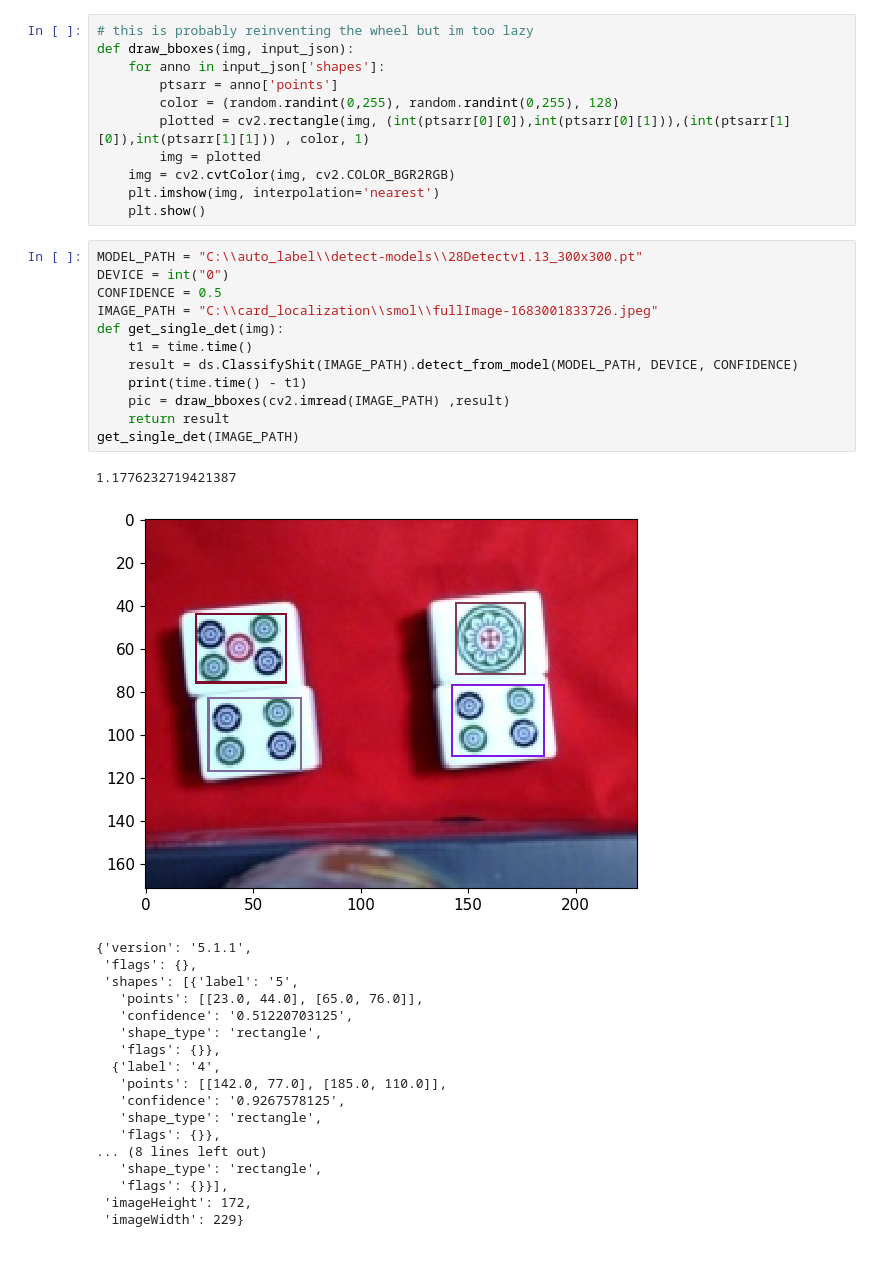
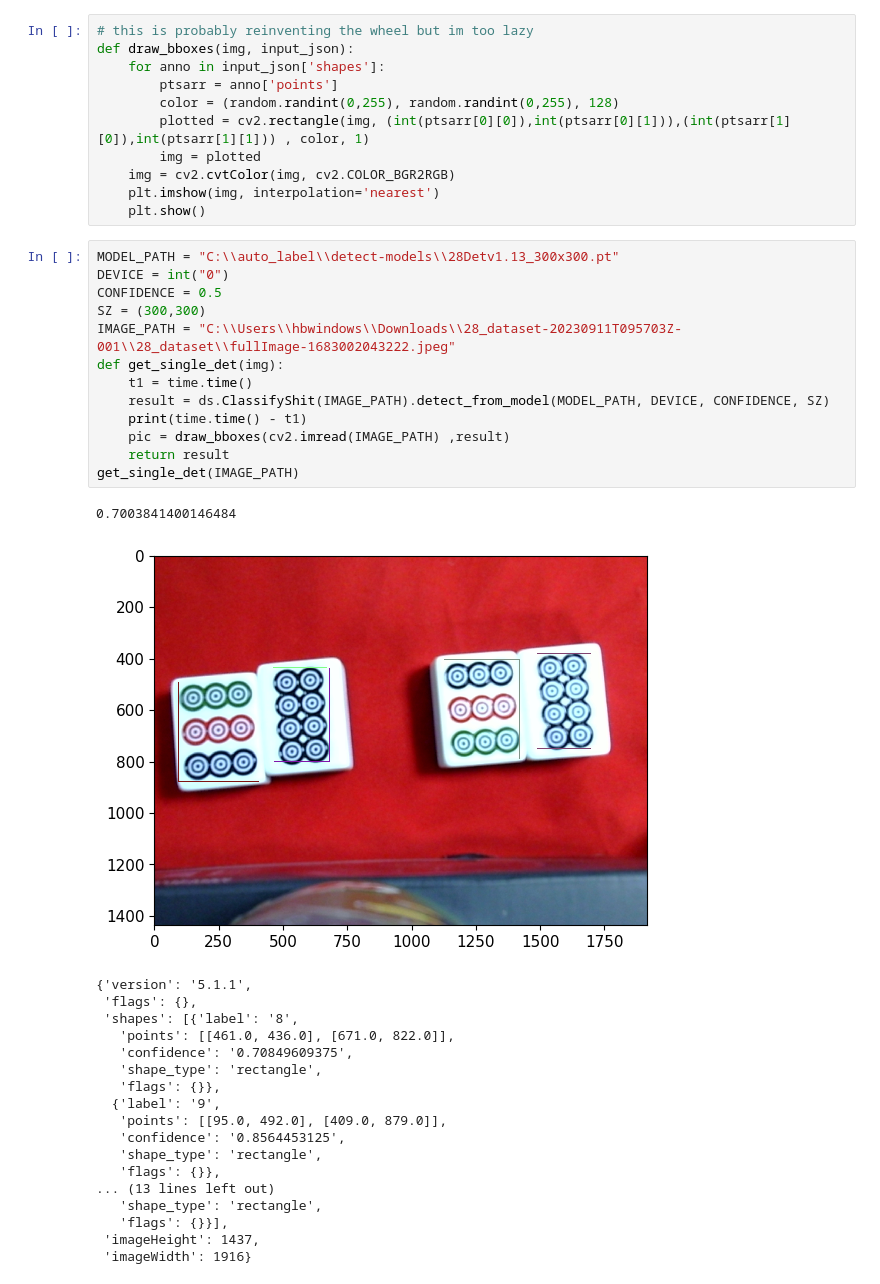
Before and after one commit to heabeounMKTO/common_utility_notebooks, a Jupyter notebook: detect.ipynb, the cells around one changed output. Saved outputs shown, nothing was run; the diff lists cells and outputs as text; blank space fills up the shorter version.

```diff
--- a/detect.ipynb
+++ b/detect.ipynb
@@ -17,34 +17,35 @@ def draw_bboxes(img, input_json):
     plt.imshow(img, interpolation='nearest')
     plt.show()
 # %%
-MODEL_PATH = "C:\\auto_label\\detect-models\\28Detectv1.13_300x300.pt"
+MODEL_PATH = "C:\\auto_label\\detect-models\\28Detv1.13_300x300.pt"
 DEVICE = int("0")
 CONFIDENCE = 0.5
-IMAGE_PATH = "C:\\card_localization\\smol\\fullImage-1683001833726.jpeg"
+SZ = (300,300)
+IMAGE_PATH = "C:\\Users\\hbwindows\\Downloads\\28_dataset-20230911T095703Z-001\\28_dataset\\fullImage-1683002043222.jpeg"
 def get_single_det(img):
     t1 = time.time()
-    result = ds.ClassifyShit(IMAGE_PATH).detect_from_model(MODEL_PATH, DEVICE, CONFIDENCE)
+    result = ds.ClassifyShit(IMAGE_PATH).detect_from_model(MODEL_PATH, DEVICE, CONFIDENCE, SZ)
     print(time.time() - t1)
     pic = draw_bboxes(cv2.imread(IMAGE_PATH) ,result)
     return result
 get_single_det(IMAGE_PATH)
 # %% [output]
-1.1776232719421387
+0.7003841400146484
-[figure, old version]
+[figure, new version]
 {'version': '5.1.1',
  'flags': {},
- 'shapes': [{'label': '5',
-   'points': [[23.0, 44.0], [65.0, 76.0]],
-   'confidence': '0.51220703125',
+ 'shapes': [{'label': '8',
+   'points': [[461.0, 436.0], [671.0, 822.0]],
+   'confidence': '0.70849609375',
    'shape_type': 'rectangle',
    'flags': {}},
-  {'label': '4',
-   'points': [[142.0, 77.0], [185.0, 110.0]],
-   'confidence': '0.9267578125',
+  {'label': '9',
+   'points': [[95.0, 492.0], [409.0, 879.0]],
+   'confidence': '0.8564453125',
    'shape_type': 'rectangle',
    'flags': {}},
-... (8 lines left out)
+... (13 lines left out)
    'shape_type': 'rectangle',
    'flags': {}}],
- 'imageHeight': 172,
- 'imageWidth': 229}
+ 'imageHeight': 1437,
+ 'imageWidth': 1916}
```
Also changed, not shown: 1 other file.
